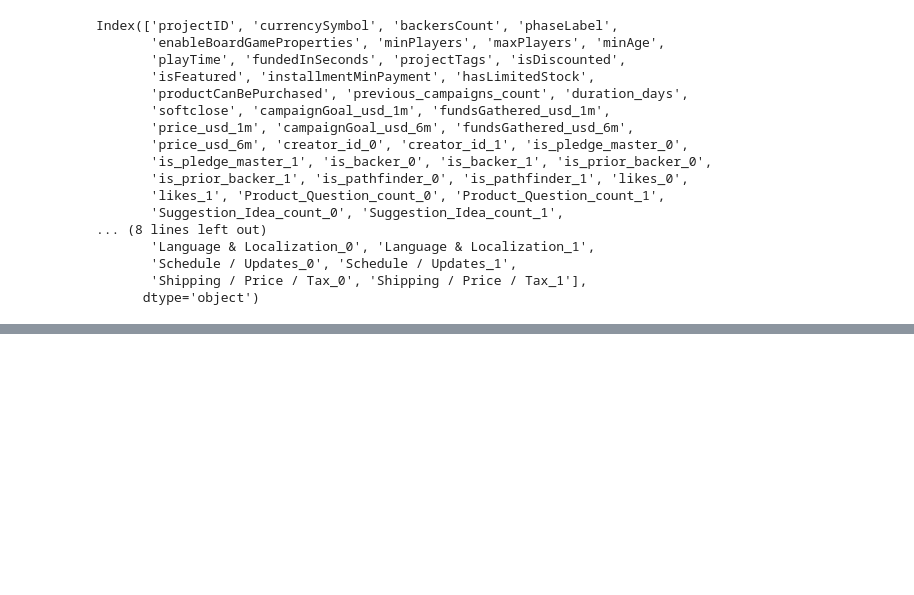
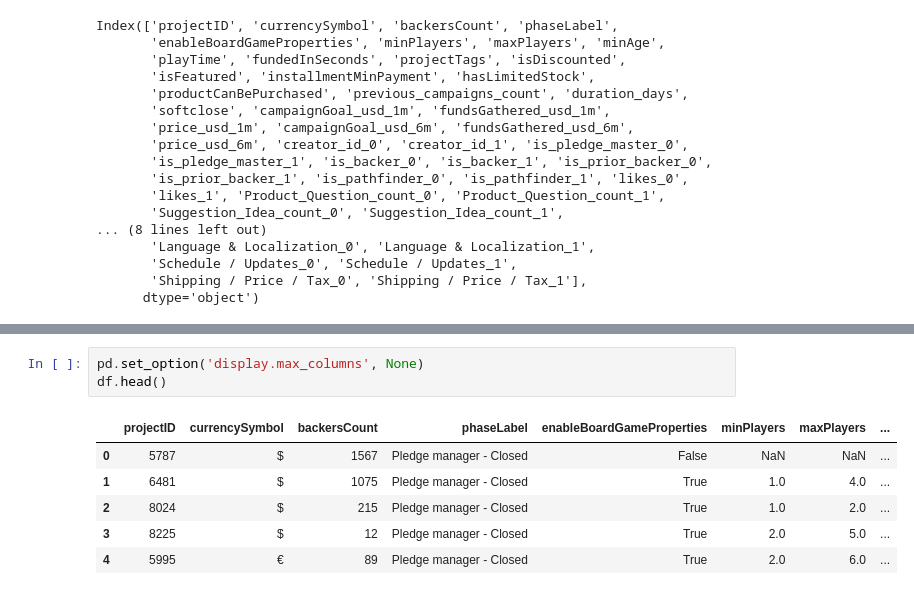
Before and after one commit to jjongseon/Asac-project, a Jupyter notebook: 01_Src/processed/final_processed.ipynb, the cells around one changed output, grey strips where cells are left out. Drawn from its saved outputs; the diff is of its cells as text; blank space fills up the shorter version.

```diff
--- a/01_Src/processed/final_processed.ipynb
+++ b/01_Src/processed/final_processed.ipynb
@@ -38,3 +38,13 @@ df
 | 481 | 1143 | € | 158 | Crowdfunding - Unsuccessful | True | 2.0 | 4.0 | ... |
 | 482 | 1325 | € | 148 | Crowdfunding - Unsuccessful | True | 2.0 | 4.0 | ... |
 483 rows × 69 columns
+# %%
+pd.set_option('display.max_columns', None)
+df.head()
+# %% [output]
+|  | projectID | currencySymbol | backersCount | phaseLabel | enableBoardGameProperties | minPlayers | maxPlayers | ... |
+| 0 | 5787 | $ | 1567 | Pledge manager - Closed | False | NaN | NaN | ... |
+| 1 | 6481 | $ | 1075 | Pledge manager - Closed | True | 1.0 | 4.0 | ... |
+| 2 | 8024 | $ | 215 | Pledge manager - Closed | True | 1.0 | 2.0 | ... |
+| 3 | 8225 | $ | 12 | Pledge manager - Closed | True | 2.0 | 5.0 | ... |
+| 4 | 5995 | € | 89 | Pledge manager - Closed | True | 2.0 | 6.0 | ... |
```
Also changed, not shown: parts of 15 cells of this notebook, 1 other file.
